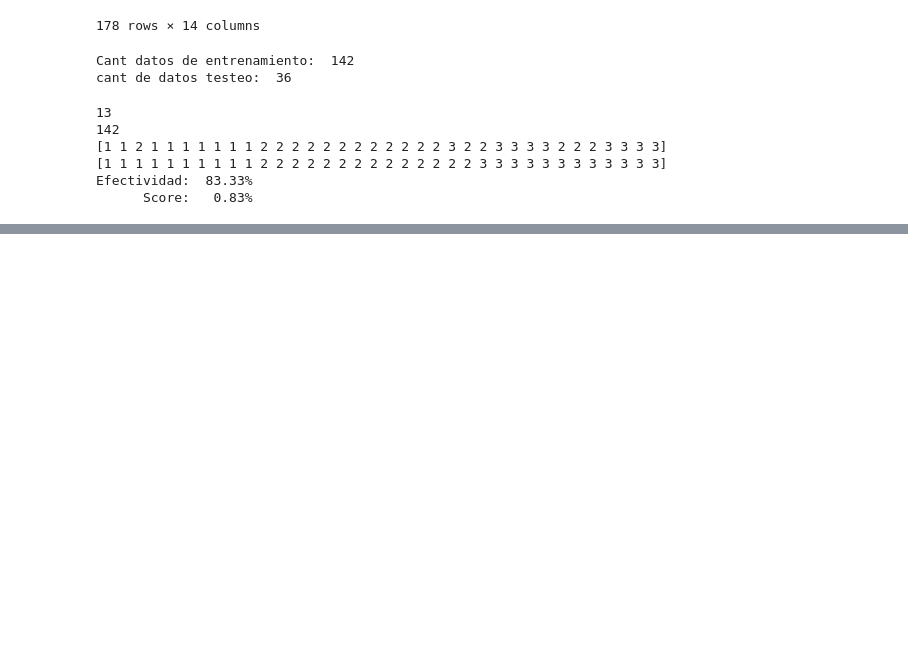
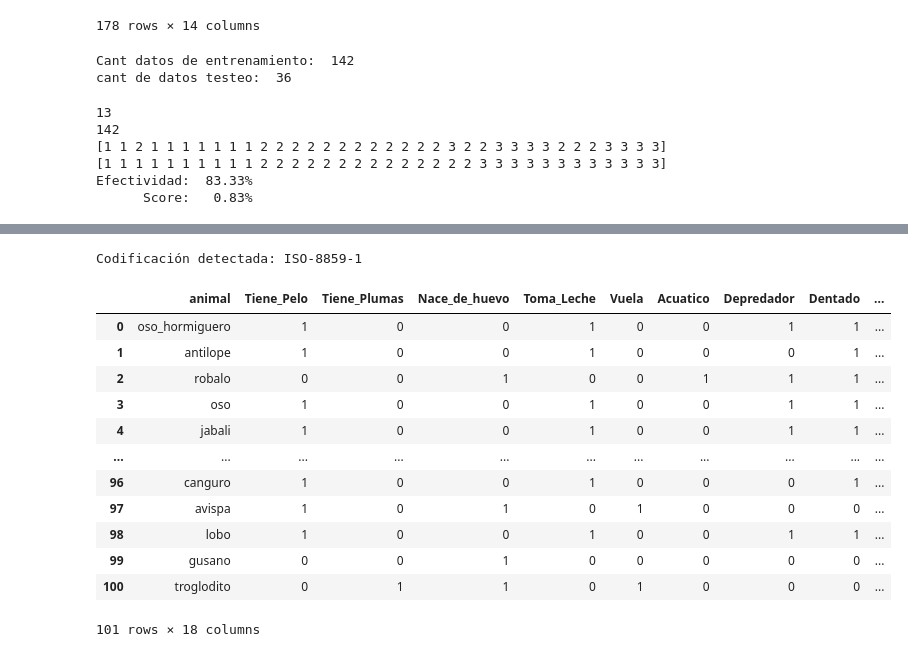
Before and after one commit to doloresgarro/Deep-Learning, a Jupyter notebook: Práctica4.ipynb, the cells around one changed output, grey strips where cells are left out. Drawn from its saved outputs; the diff is of its cells as text; code cells hidden in the pictures; blank space fills up the shorter version.

```diff
--- a/Práctica4.ipynb
+++ b/Práctica4.ipynb
@@ -431,0 +596,26 @@ Efectividad:  83.33%
+# %%
+import chardet
+
+with open('zoo.csv', 'rb') as f:
+    result = chardet.detect(f.read())
+
+encoding = result['encoding']
+print(f"Codificación detectada: {encoding}")
+
+df = pd.read_csv('zoo.csv', encoding=encoding)
+df
+# %% [output]
+Codificación detectada: ISO-8859-1
+|  | animal | Tiene_Pelo | Tiene_Plumas | Nace_de_huevo | Toma_Leche | Vuela | Acuatico | Depredador | Dentado | ... |
+| 0 | oso_hormiguero | 1 | 0 | 0 | 1 | 0 | 0 | 1 | 1 | ... |
+| 1 | antilope | 1 | 0 | 0 | 1 | 0 | 0 | 0 | 1 | ... |
+| 2 | robalo | 0 | 0 | 1 | 0 | 0 | 1 | 1 | 1 | ... |
+| 3 | oso | 1 | 0 | 0 | 1 | 0 | 0 | 1 | 1 | ... |
+| 4 | jabali | 1 | 0 | 0 | 1 | 0 | 0 | 1 | 1 | ... |
+| ... | ... | ... | ... | ... | ... | ... | ... | ... | ... | ... |
+| 96 | canguro | 1 | 0 | 0 | 1 | 0 | 0 | 0 | 1 | ... |
+| 97 | avispa | 1 | 0 | 1 | 0 | 1 | 0 | 0 | 0 | ... |
+| 98 | lobo | 1 | 0 | 0 | 1 | 0 | 0 | 1 | 1 | ... |
+| 99 | gusano | 0 | 0 | 1 | 0 | 0 | 0 | 0 | 0 | ... |
+| 100 | troglodito | 0 | 1 | 1 | 0 | 1 | 0 | 0 | 0 | ... |
+101 rows × 18 columns
```
Also changed, not shown: parts of 10 cells of this notebook.
